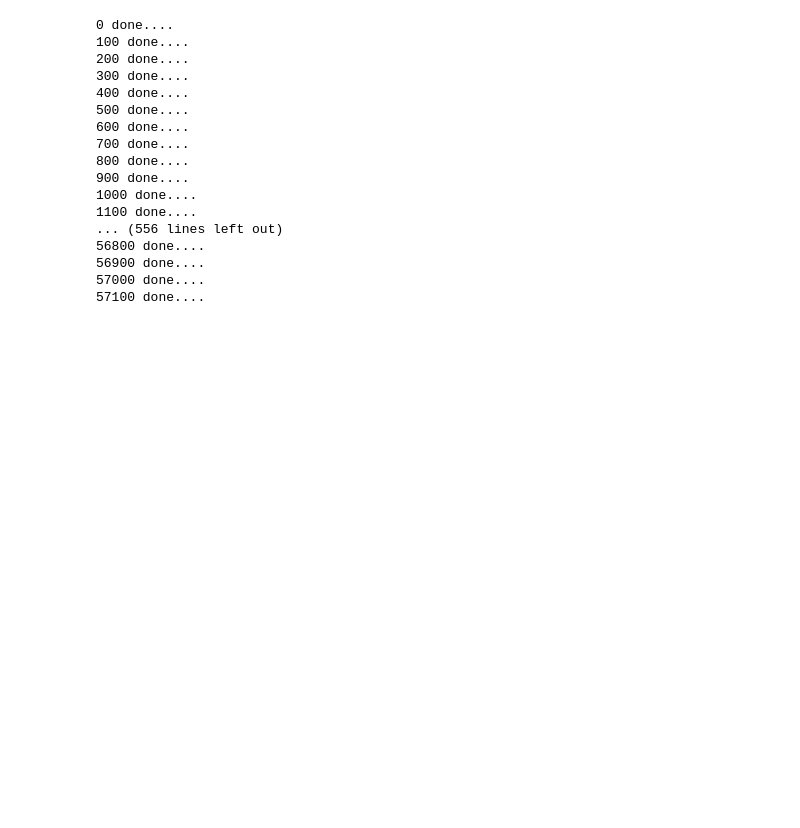
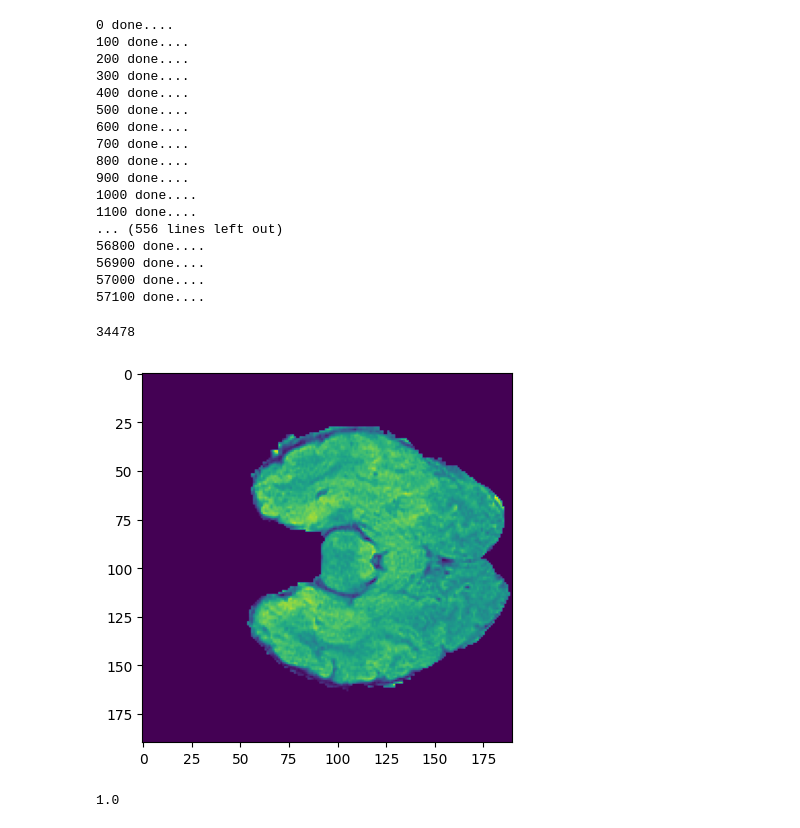
Before and after one commit to AtiqurRahmanAni/brain-tumour, a Jupyter notebook: dataprocessing.ipynb, the cells around one changed output. Cells and saved outputs as stored; diff of their text form; code cells hidden in the pictures; blank space fills up the shorter version.

```diff
--- a/dataprocessing.ipynb
+++ b/dataprocessing.ipynb
@@ -136,3 +138,46 @@ for idx, (image_name, label) in enumerate(mapping):
 56900 done....
 57000 done....
 57100 done....
+# %%
+base_dir = "../splitted/train"
+
+training_ds = []
+train_class_0 = glob.glob(os.path.join(base_dir, "0/*"))
+train_class_1 = glob.glob(os.path.join(base_dir, "1/*"))
+
+for img in train_class_0:
+    training_ds.append((img, 0))
+
+for img in train_class_1:
+    training_ds.append((img, 1))
+
+len(training_ds)
+# %% [output]
+34478
+# %%
+saving_path = "../splitted/train.hdf5"
+
+with h5py.File(saving_path, "w") as hdf5_file:
+    image_data = hdf5_file.create_dataset("images", (len(training_ds), 190, 190))
+    image_label = hdf5_file.create_dataset("labels", len(training_ds), dtype='u1')
+
+    # Write the images to the dataset
+    for i, (img_path, label) in enumerate(training_ds):
+        if i % 100 == 0:
+            print(i, end="\r", flush=True)
+        image_data[i] = cv2.imread(img_path, cv2.IMREAD_GRAYSCALE)
+        image_label[i] = int(label)
+        # break
+# %%
+with h5py.File(saving_path, "r") as hdf5_file:
+    image_data = hdf5_file["images"]
+    image_label = hdf5_file["labels"]
+
+    idx = np.random.randint(len(image_data))
+
+    plt.imshow(image_data[idx])
+    plt.show()
+    print(image_label[idx])
+# %% [output]
+[figure, added]
+1.0
```
Also changed, not shown: parts of 1 cell of this notebook.
